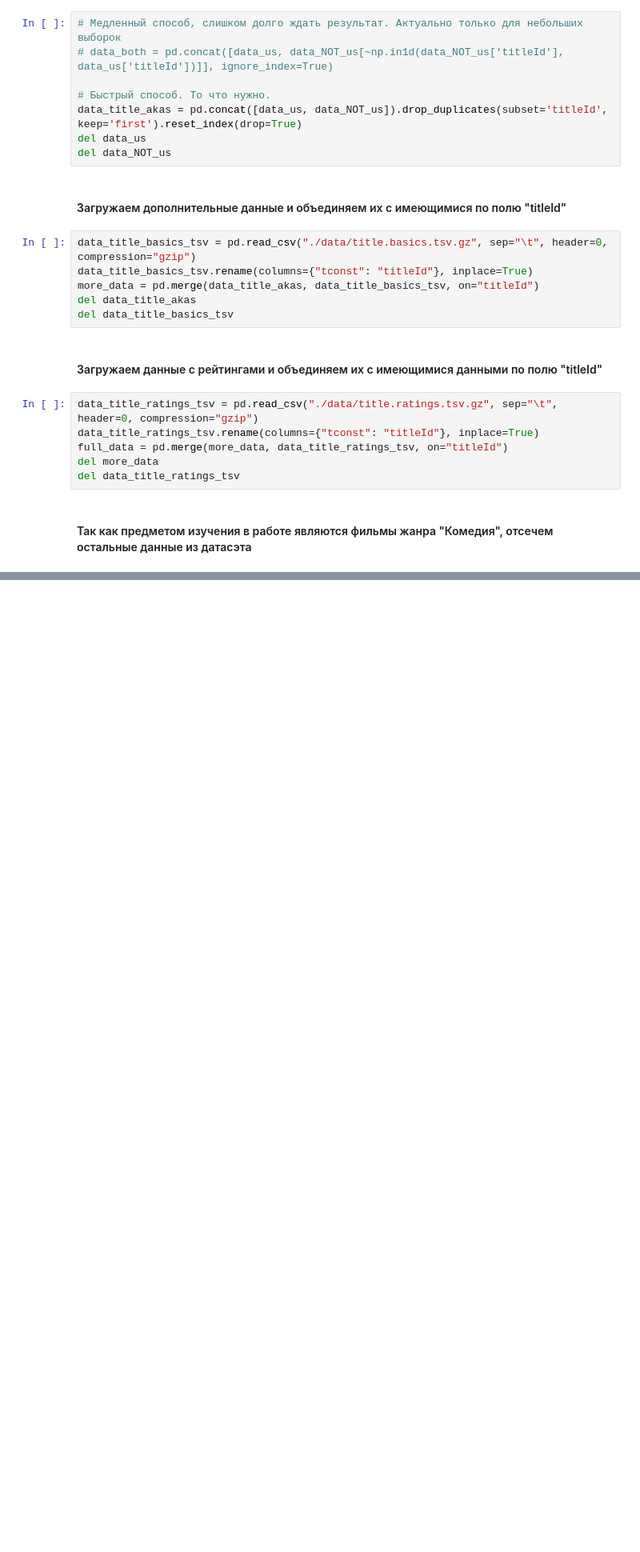
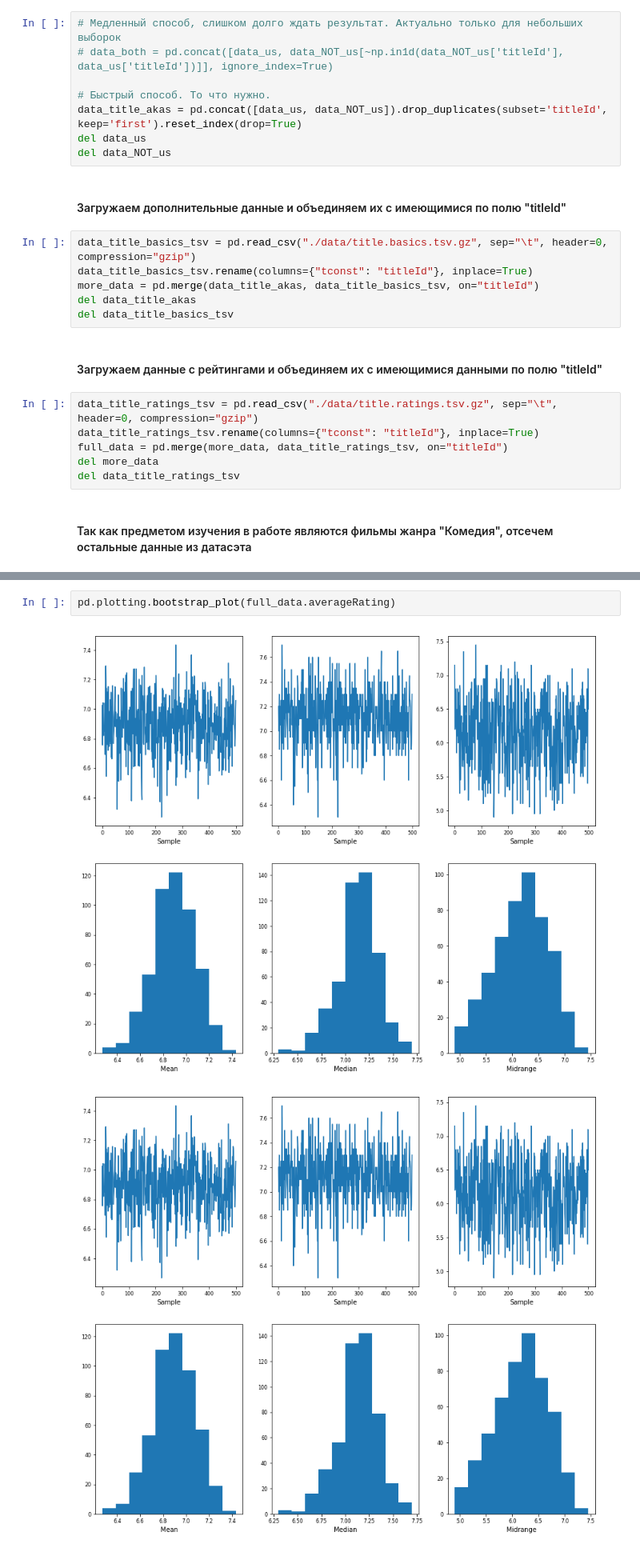
Before and after one commit to Bocharick/GeekBrains_AI_ThProb_and_MathStat, a Jupyter notebook: CourseProject/main.ipynb, the cells around one changed output, grey strips where cells are left out. Shown: that part at 80% size. Saved outputs shown, nothing was run; the diff lists cells and outputs as text; blank space fills up the shorter version.

```diff
--- a/CourseProject/main.ipynb
+++ b/CourseProject/main.ipynb
@@ -195,0 +193,5 @@ full_data2[full_data2.startYear>1990].averageRating.mean()
+# %%
+pd.plotting.bootstrap_plot(full_data.averageRating)
+# %% [output]
+[figure, added]
+[figure, added]
```
Also changed, not shown: parts of 38 cells of this notebook.
